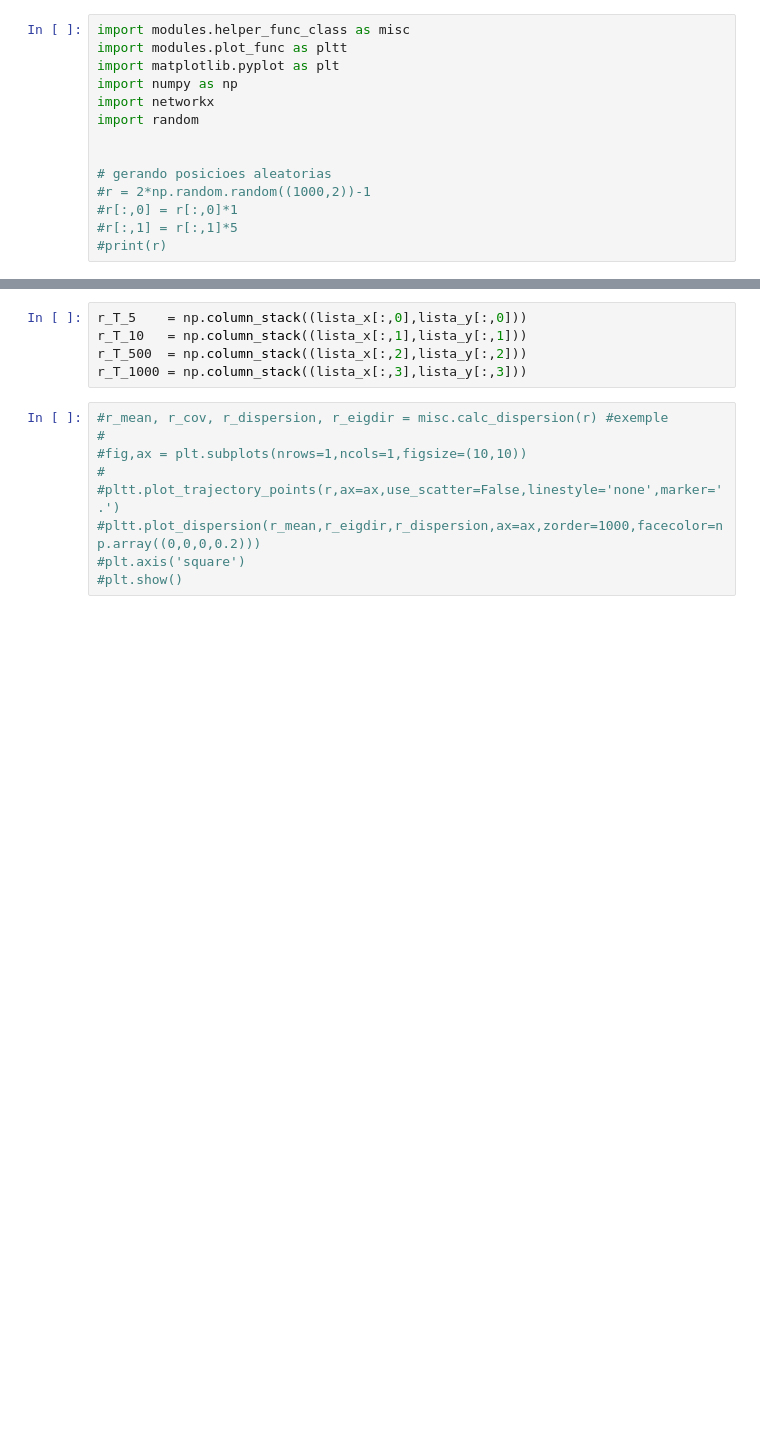
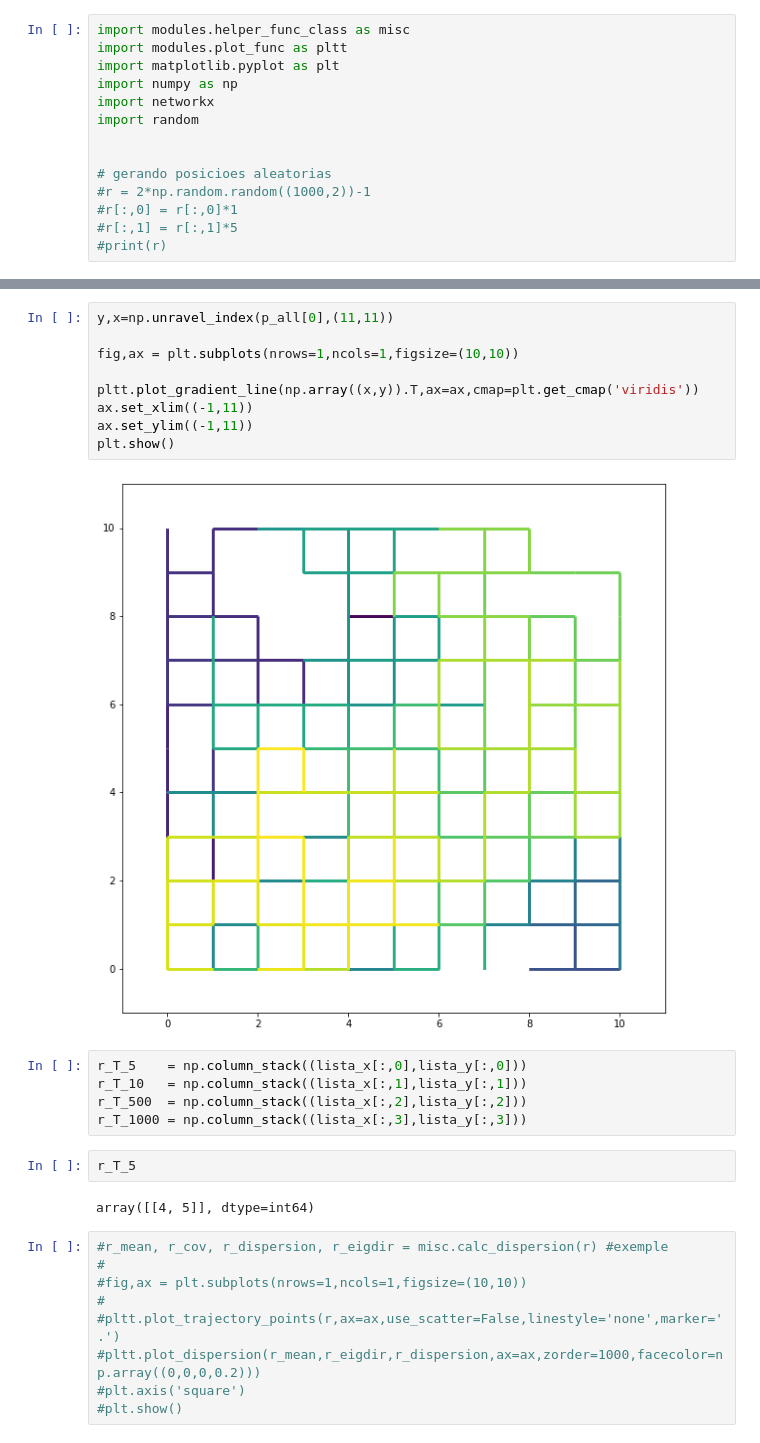
Before and after one commit to Haasa1/ICneuro, a Jupyter notebook: RandomWalk_2D.ipynb, the cells around one changed output, grey strips where cells are left out. Drawn from its saved outputs; the diff is of its cells as text; blank space fills up the shorter version.

```diff
--- a/RandomWalk_2D.ipynb
+++ b/RandomWalk_2D.ipynb
@@ -106,8 +135,23 @@ lista_x,lista_y = Caminhada_Aleatoria_2D_de_max_T(L,N,T_values)
+# %%
+y,x=np.unravel_index(p_all[0],(11,11))
+
+fig,ax = plt.subplots(nrows=1,ncols=1,figsize=(10,10))
+
+pltt.plot_gradient_line(np.array((x,y)).T,ax=ax,cmap=plt.get_cmap('viridis'))
+ax.set_xlim((-1,11))
+ax.set_ylim((-1,11))
+plt.show()
+# %% [output]
+[figure, added]
 # %%
 r_T_5    = np.column_stack((lista_x[:,0],lista_y[:,0]))
 r_T_10   = np.column_stack((lista_x[:,1],lista_y[:,1]))
 r_T_500  = np.column_stack((lista_x[:,2],lista_y[:,2]))
 r_T_1000 = np.column_stack((lista_x[:,3],lista_y[:,3]))
+# %%
+r_T_5
+# %% [output]
+array([[4, 5]], dtype=int64)
 # %%
 #r_mean, r_cov, r_dispersion, r_eigdir = misc.calc_dispersion(r) #exemple
 #
```
Also changed, not shown: parts of 10 cells of this notebook, 2 other files.
